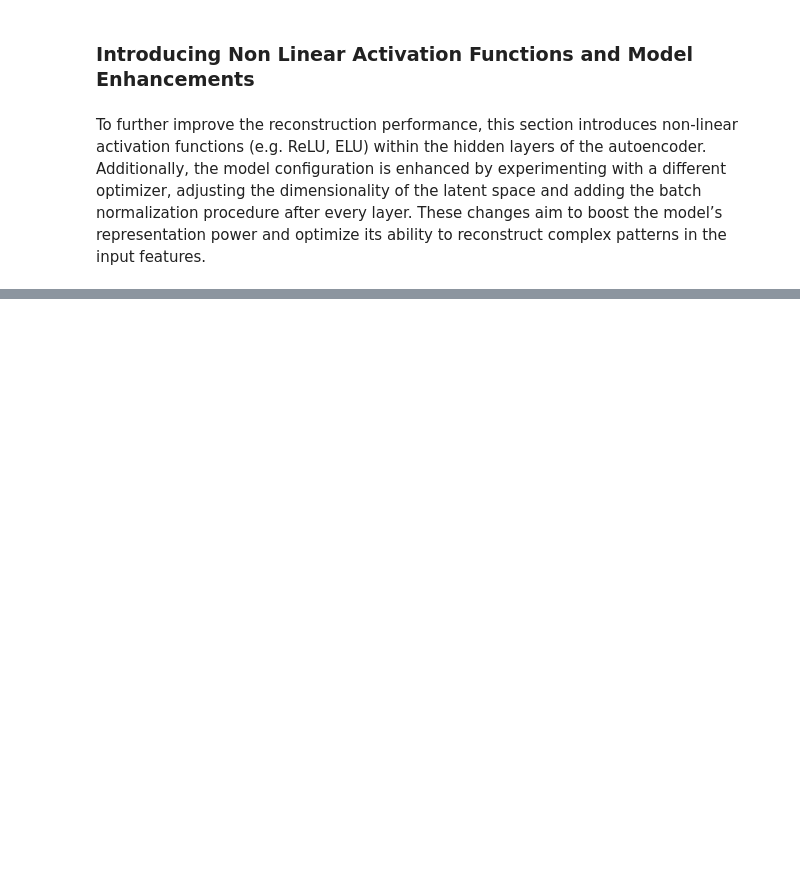
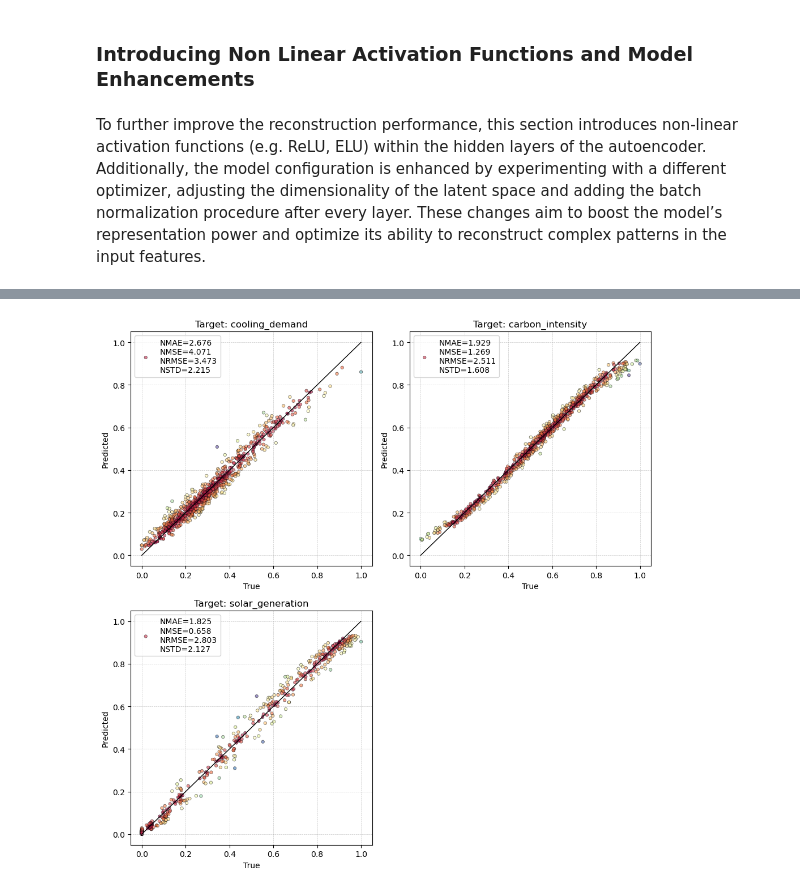
Before and after one commit to federicogiacopuzzi-univr/ProgressiveModeling, a Jupyter notebook: notebooks/evaluate_autoencoders.ipynb, the cells around one changed output, grey strips where cells are left out. Saved outputs shown, nothing was run; the diff lists cells and outputs as text; code cells hidden in the pictures; blank space fills up the shorter version.

```diff
--- a/notebooks/evaluate_autoencoders.ipynb
+++ b/notebooks/evaluate_autoencoders.ipynb
@@ -291,0 +296,2 @@ Cooling demand exp, carbon insensity arctan, non linear models -> best performan
+# %%
+real_7, pred_7 = aek.Autoencoder(dataframe=df, features=features, epochs = 200, latent_dim = 64, batch_size = 32, kfold = 10)
@@ -291,0 +316,4 @@ Cooling demand exp, carbon insensity arctan, non linear models -> best performan
+# %%
+plt.plot_targets(real_7, pred_7, targets, features, percent=True)
+# %% [output]
+[figure, added]
```
Also changed, not shown: parts of 21 cells of this notebook, 19 other files.
